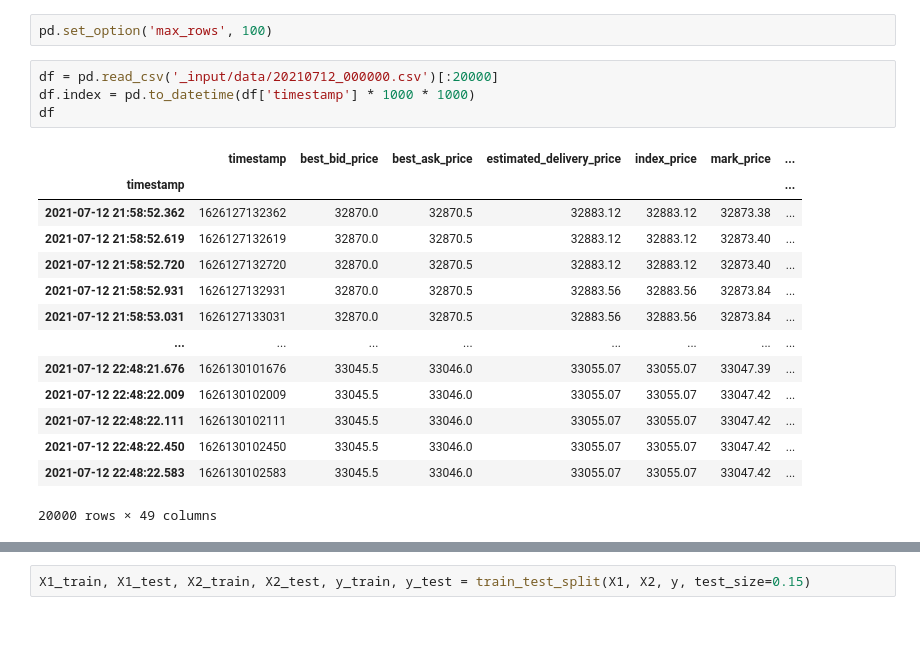
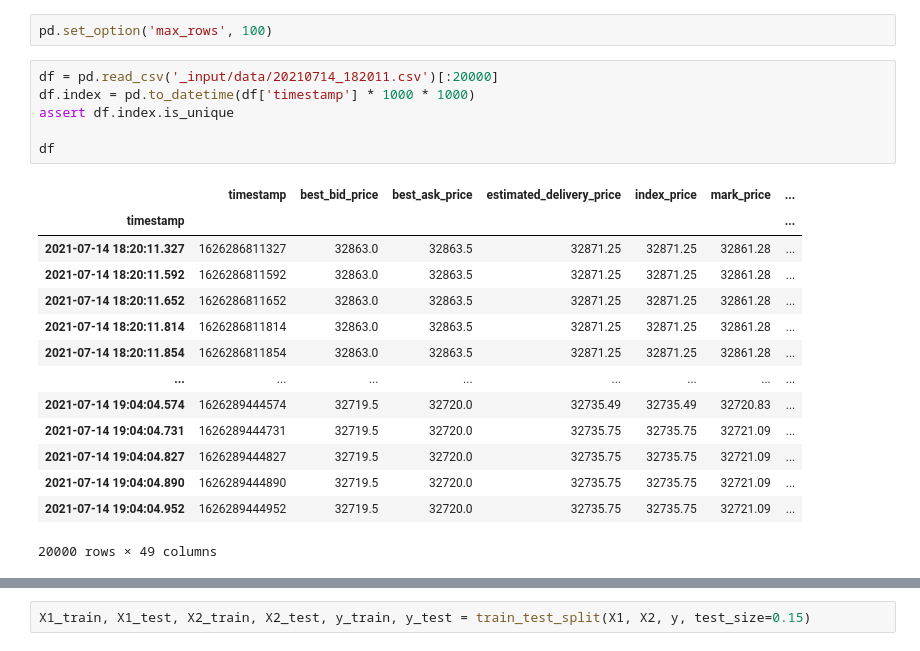
Before and after one commit to starovoitovs/deribot, a Jupyter notebook: train_inception.ipynb, the cells around one changed output, grey strips where cells are left out. Cells and saved outputs as stored; diff of their text form.

```diff
--- a/train_inception.ipynb
+++ b/train_inception.ipynb
@@ -64,23 +68,25 @@ features = ['bid_diff_feature_1', 'ask_diff_feature_1']
 # %%
 pd.set_option('max_rows', 100)
 # %%
-df = pd.read_csv('_input/data/20210712_000000.csv')[:20000]
+df = pd.read_csv('_input/data/20210714_182011.csv')[:20000]
 df.index = pd.to_datetime(df['timestamp'] * 1000 * 1000)
+assert df.index.is_unique
+
 df
 # %% [output]
 |  | timestamp | best_bid_price | best_ask_price | estimated_delivery_price | index_price | mark_price | ... |
 | timestamp |  |  |  |  |  |  | ... |
-| 2021-07-12 21:58:52.362 | 1626127132362 | 32870.0 | 32870.5 | 32883.12 | 32883.12 | 32873.38 | ... |
-| 2021-07-12 21:58:52.619 | 1626127132619 | 32870.0 | 32870.5 | 32883.12 | 32883.12 | 32873.40 | ... |
-| 2021-07-12 21:58:52.720 | 1626127132720 | 32870.0 | 32870.5 | 32883.12 | 32883.12 | 32873.40 | ... |
-| 2021-07-12 21:58:52.931 | 1626127132931 | 32870.0 | 32870.5 | 32883.56 | 32883.56 | 32873.84 | ... |
-| 2021-07-12 21:58:53.031 | 1626127133031 | 32870.0 | 32870.5 | 32883.56 | 32883.56 | 32873.84 | ... |
+| 2021-07-14 18:20:11.327 | 1626286811327 | 32863.0 | 32863.5 | 32871.25 | 32871.25 | 32861.28 | ... |
+| 2021-07-14 18:20:11.592 | 1626286811592 | 32863.0 | 32863.5 | 32871.25 | 32871.25 | 32861.28 | ... |
+| 2021-07-14 18:20:11.652 | 1626286811652 | 32863.0 | 32863.5 | 32871.25 | 32871.25 | 32861.28 | ... |
+| 2021-07-14 18:20:11.814 | 1626286811814 | 32863.0 | 32863.5 | 32871.25 | 32871.25 | 32861.28 | ... |
+| 2021-07-14 18:20:11.854 | 1626286811854 | 32863.0 | 32863.5 | 32871.25 | 32871.25 | 32861.28 | ... |
 | ... | ... | ... | ... | ... | ... | ... | ... |
-| 2021-07-12 22:48:21.676 | 1626130101676 | 33045.5 | 33046.0 | 33055.07 | 33055.07 | 33047.39 | ... |
-| 2021-07-12 22:48:22.009 | 1626130102009 | 33045.5 | 33046.0 | 33055.07 | 33055.07 | 33047.42 | ... |
-| 2021-07-12 22:48:22.111 | 1626130102111 | 33045.5 | 33046.0 | 33055.07 | 33055.07 | 33047.42 | ... |
-| 2021-07-12 22:48:22.450 | 1626130102450 | 33045.5 | 33046.0 | 33055.07 | 33055.07 | 33047.42 | ... |
-| 2021-07-12 22:48:22.583 | 1626130102583 | 33045.5 | 33046.0 | 33055.07 | 33055.07 | 33047.42 | ... |
+| 2021-07-14 19:04:04.574 | 1626289444574 | 32719.5 | 32720.0 | 32735.49 | 32735.49 | 32720.83 | ... |
+| 2021-07-14 19:04:04.731 | 1626289444731 | 32719.5 | 32720.0 | 32735.75 | 32735.75 | 32721.09 | ... |
+| 2021-07-14 19:04:04.827 | 1626289444827 | 32719.5 | 32720.0 | 32735.75 | 32735.75 | 32721.09 | ... |
+| 2021-07-14 19:04:04.890 | 1626289444890 | 32719.5 | 32720.0 | 32735.75 | 32735.75 | 32721.09 | ... |
+| 2021-07-14 19:04:04.952 | 1626289444952 | 32719.5 | 32720.0 | 32735.75 | 32735.75 | 32721.09 | ... |
 20000 rows × 49 columns
 # %%
 def prepare_df(df, k=KERNEL_SIZE):
```
Also changed, not shown: parts of 20 cells of this notebook, 1 other file.
